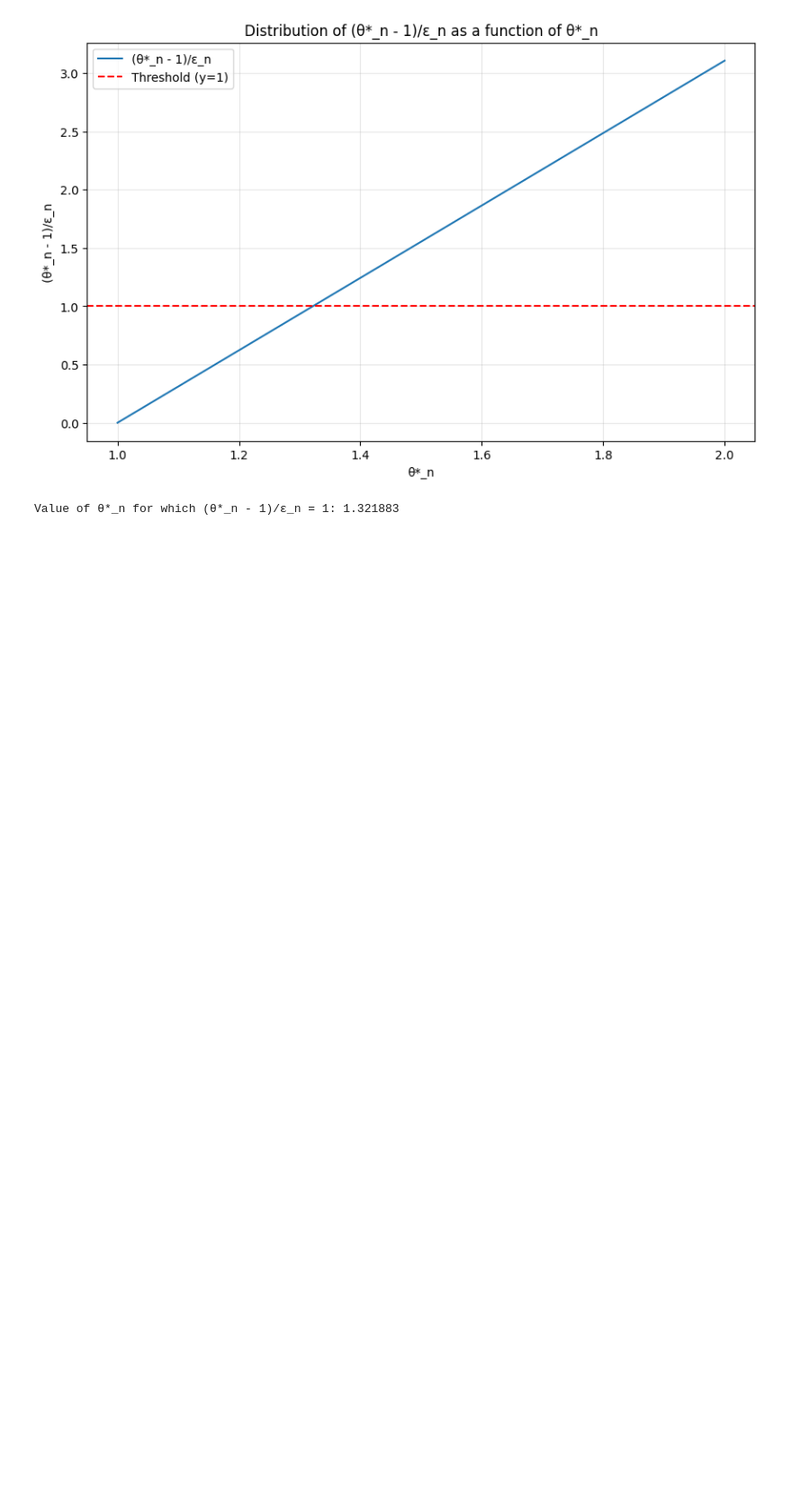
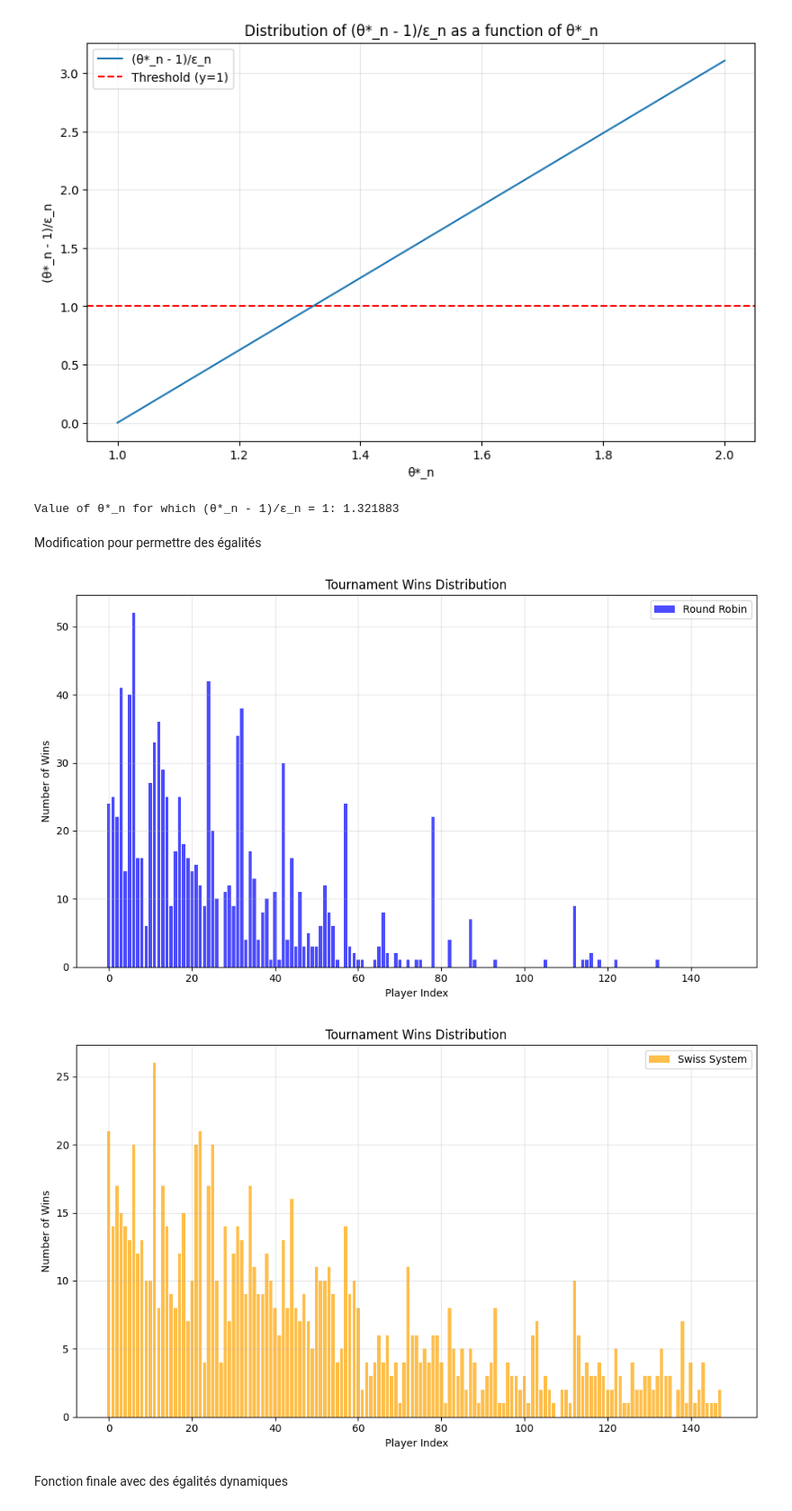
Before and after one commit to NathENSAE/Seminaire, a Jupyter notebook: seminaire.ipynb, the cells around one changed output. Shown at 90% size. Drawn from its saved outputs; the diff is of its cells as text; code cells hidden in the pictures; blank space fills up the shorter version.

Commit message:
Ajout des cas d'égalité

```diff
--- a/seminaire.ipynb
+++ b/seminaire.ipynb
@@ -335,3 +335,5 @@ According to the theorem, P(s* wins) → 0
 This suggests that even the best player (Magnus Carlsen) will not consistently win.
 [figure]
 Value of θ*_n for which (θ*_n - 1)/ε_n = 1: 1.321883
+# %% [markdown]
+Modification pour permettre des égalités
@@ -337,0 +395,39 @@ Value of θ*_n for which (θ*_n - 1)/ε_n = 1: 1.321883
+# %%
+# Number of tournaments to simulate
+num_tournaments = 1000
+
+# Dictionary to count wins for each player
+win_counts_rrm = {i: 0 for i in range(len(elos))}
+win_counts_swm = {i: 0 for i in range(len(elos))}
+
+# Run the tournaments
+for _ in range(num_tournaments):
+    winner_rrm = round_robin_modif(elos)
+    winner_swm = swiss_system_modif(elos)
+    win_counts_rrm[winner_rrm] += 1
+    win_counts_swm[winner_swm] += 1
+
+# Plot the results
+plt.figure(figsize=(10, 6))
+plt.bar(win_counts_rrm.keys(), win_counts_rrm.values(), color='blue', alpha=0.7, label='Round Robin')
+plt.title('Tournament Wins Distribution')
+plt.xlabel('Player Index')
+plt.ylabel('Number of Wins')
+plt.grid(alpha=0.3)
+plt.legend()
+plt.tight_layout()
+plt.show()
+plt.figure(figsize=(10, 6))
+plt.bar(win_counts_swm.keys(), win_counts_swm.values(), color='orange', alpha=0.7, label='Swiss System')
+plt.title('Tournament Wins Distribution')
+plt.xlabel('Player Index')
+plt.ylabel('Number of Wins')
+plt.grid(alpha=0.3)
+plt.legend()
+plt.tight_layout()
+plt.show()
+# %% [output]
+[figure, added]
+[figure, added]
+# %% [markdown]
+Fonction finale avec des égalités dynamiques
```
Also changed, not shown: parts of 4 cells of this notebook.
